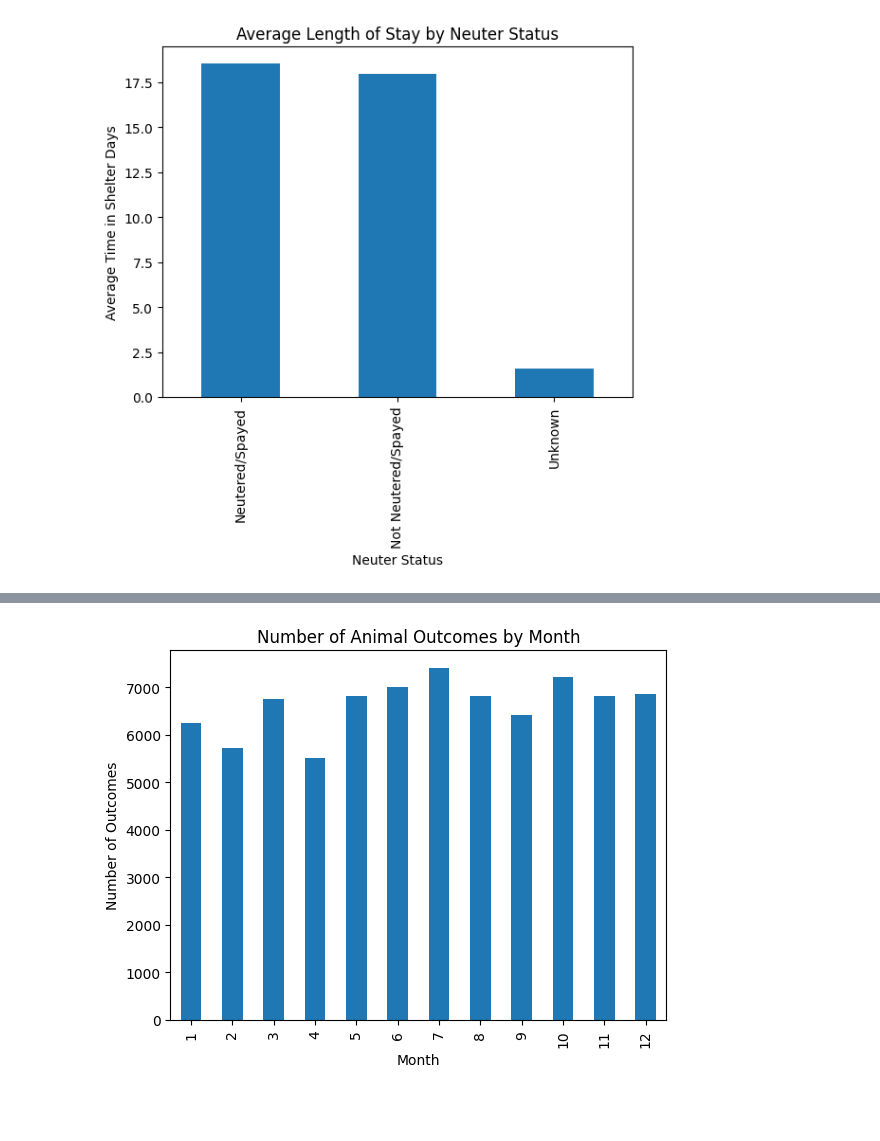
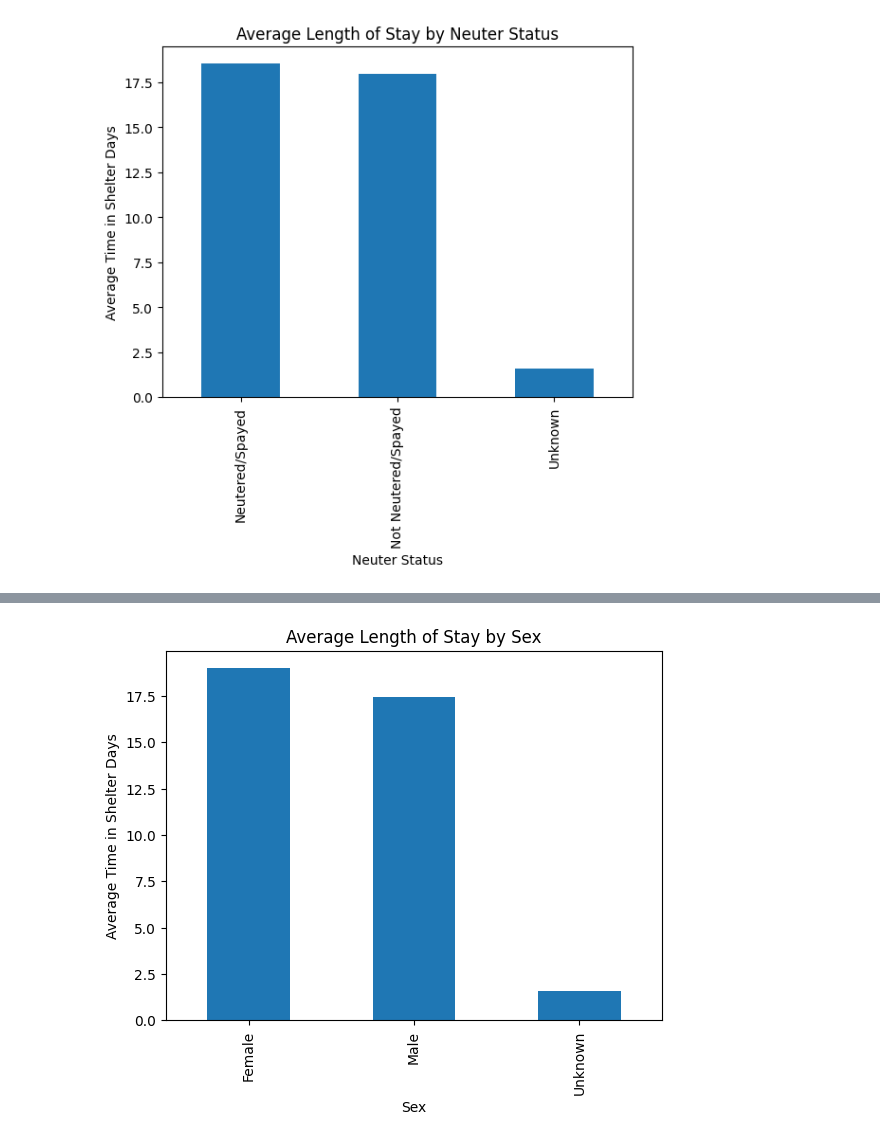
Before and after one commit to paw-some-pals/furcast, a Jupyter notebook: source/aac_eda.ipynb, the cells around one changed output, grey strips where cells are left out. Drawn from its saved outputs; the diff is of its cells as text; code cells hidden in the pictures; blank space fills up the shorter version.

```diff
--- a/source/aac_eda.ipynb
+++ b/source/aac_eda.ipynb
@@ -359,13 +377,18 @@ plt.show()
-# %%
-#Count outcomes by month
-df["outcome_datetime"] = pd.to_datetime(df["outcome_datetime"]) #Convert outcome_datetime to datetime format
-df["outcome_month"] = df["outcome_datetime"].dt.month            # Create new column that stores only the month from outcome date (1-12)
-
-df["outcome_month"].value_counts().sort_index().plot(kind="bar")
-
-plt.xlabel("Month")
-plt.ylabel("Number of Outcomes")
-plt.title("Number of Animal Outcomes by Month")
-plt.show()
-# %% [output]
-[figure, removed]
+# %%
+# Create new column for Sex (male or female)
+def sex_status(sex):
+    if "Male" in str(sex):
+        return "Male"
+    elif "Female" in str(sex):
+        return "Female"
+    else:
+        return "Unknown"
+
+df["sex"] = df["sex_upon_intake"].apply(sex_status)
+df.groupby("sex")["time_in_shelter_days"].mean().plot(kind="bar")
+plt.xlabel("Sex")
+plt.ylabel("Average Time in Shelter Days")
+plt.title("Average Length of Stay by Sex")
+plt.show()
+# %% [output]
+[figure, added]
```
Also changed, not shown: parts of 14 cells of this notebook.
